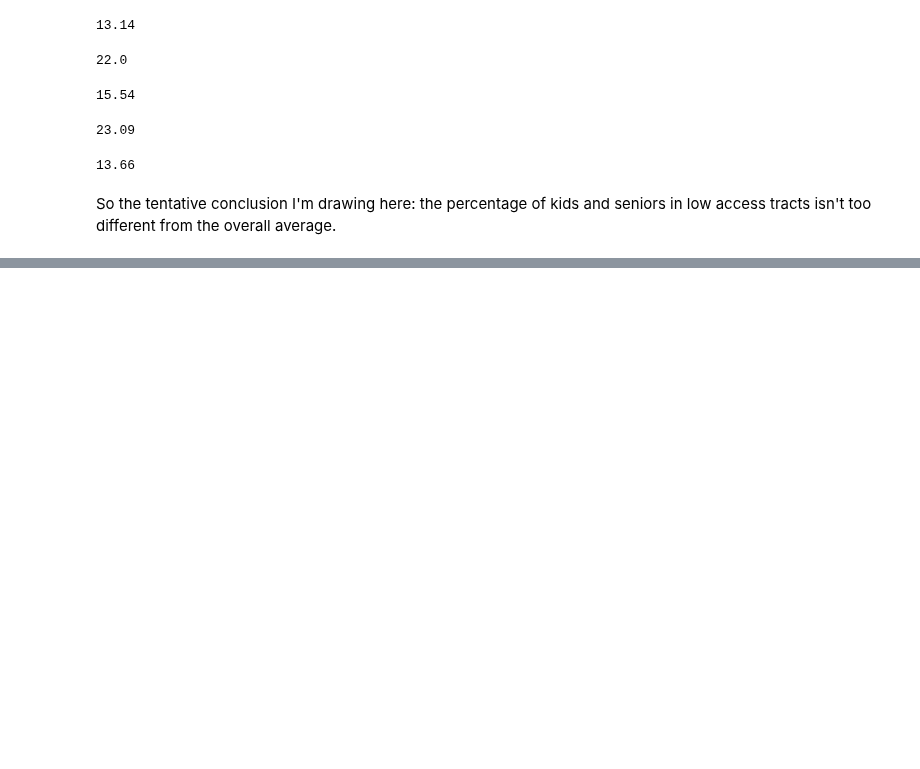
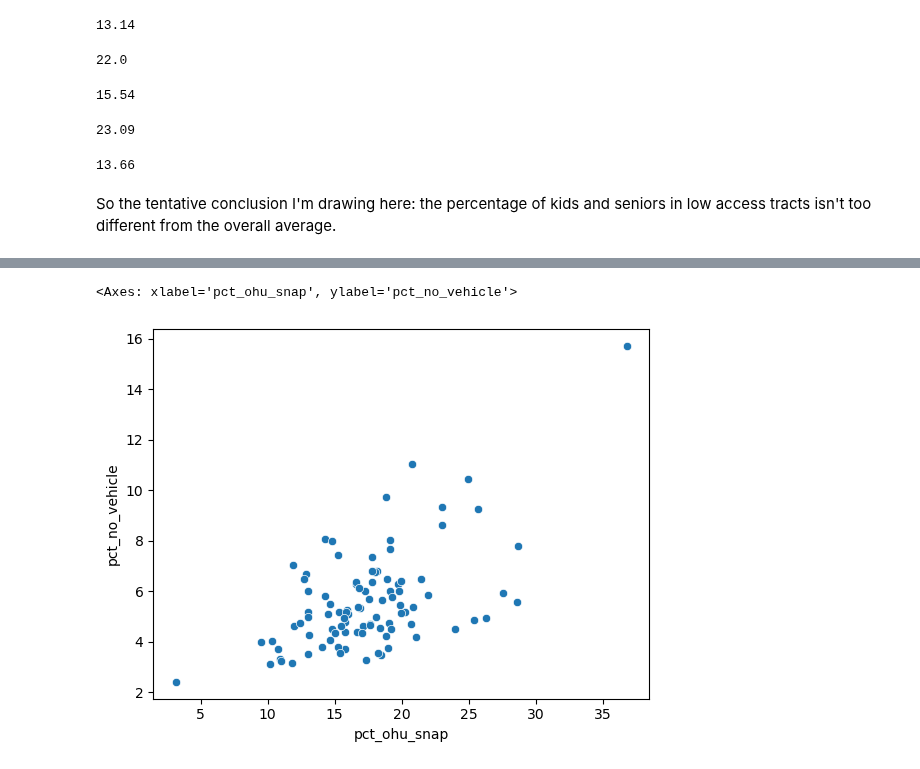
Before and after one commit to marthahunter/food-access, a Jupyter notebook: notebooks/4 - analysis.ipynb, the cells around one changed output, grey strips where cells are left out. Saved outputs shown, nothing was run; the diff lists cells and outputs as text; code cells hidden in the pictures; blank space fills up the shorter version.

Commit message:
scatterplots (ram struggling for some reason in vs code)

```diff
--- a/notebooks/4 - analysis.ipynb
+++ b/notebooks/4 - analysis.ipynb
@@ -294,0 +313,6 @@ So the tentative conclusion I'm drawing here: the percentage of kids and seniors
+# %%
+# could probably accomplish this with a scatterplot
+sns.scatterplot(data=averaged_county_food_data, x='pct_ohu_snap', y='pct_no_vehicle')
+# %% [output]
+<Axes: xlabel='pct_ohu_snap', ylabel='pct_no_vehicle'>
+[figure, added]
```
Also changed, not shown: parts of 5 cells of this notebook.
